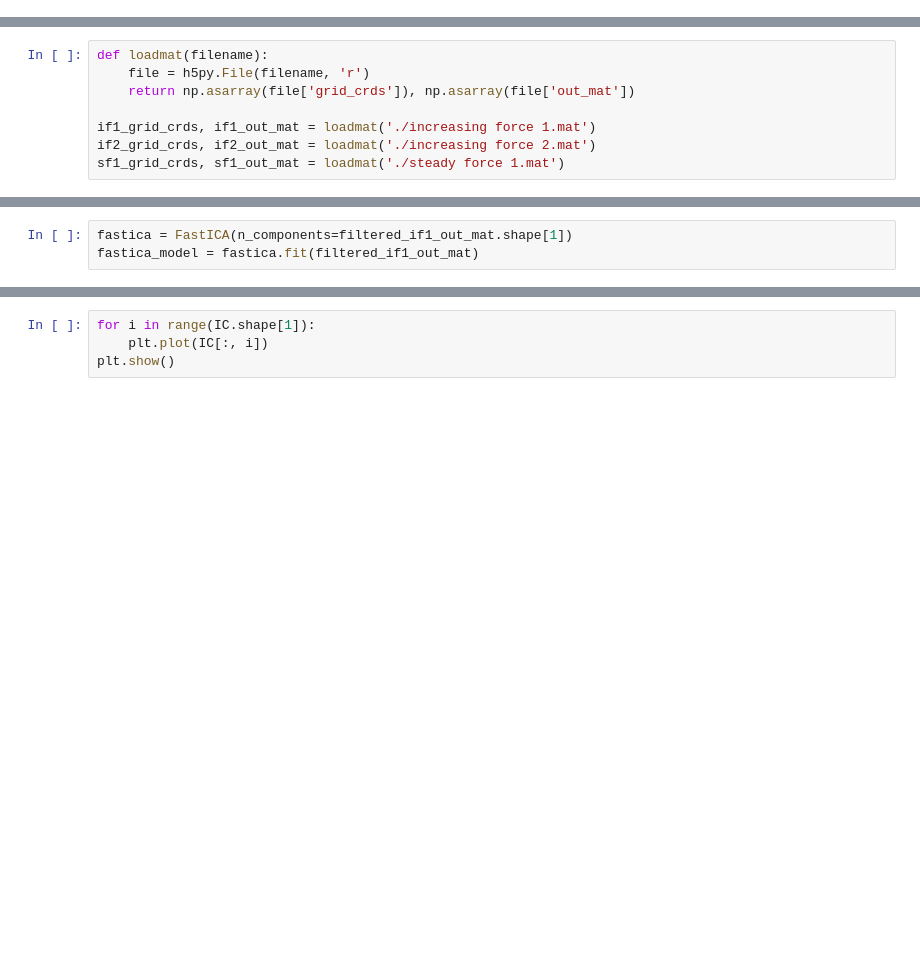
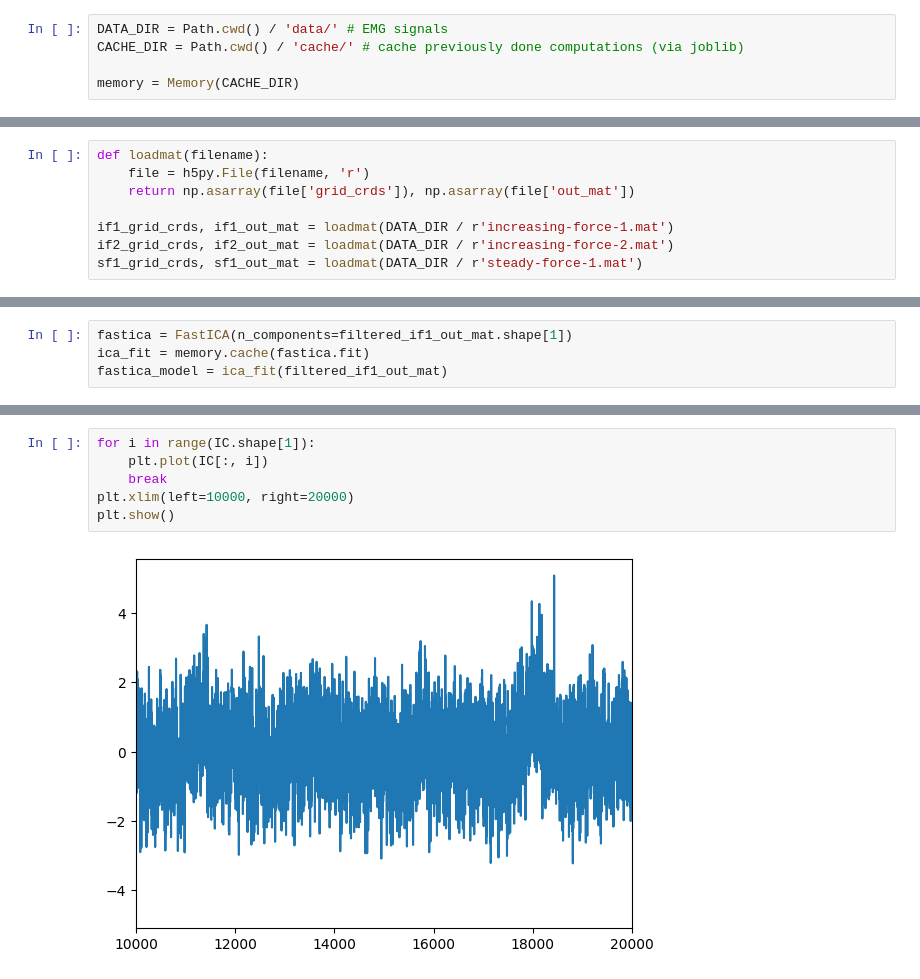
Before and after one commit to Electrum9/mlsp-project, a Jupyter notebook: ICA.ipynb, the cells around one changed output, grey strips where cells are left out. Drawn from its saved outputs; the diff is of its cells as text; blank space fills up the shorter version.

Commit message:
used joblib for caching; also added proj data

```diff
--- a/ICA.ipynb
+++ b/ICA.ipynb
@@ -4,6 +7,11 @@ import numpy as np
 from scipy.signal import butter, filtfilt, iirnotch
 import matplotlib.pyplot as plt
 from sklearn.decomposition import FastICA
+# %%
+DATA_DIR = Path.cwd() / 'data/' # EMG signals
+CACHE_DIR = Path.cwd() / 'cache/' # cache previously done computations (via joblib)
+
+memory = Memory(CACHE_DIR)
 # %%
 def butter_bandpass(lowcut, highcut, fs, order=5):
     nyq = 0.5 * fs
@@ -34,8 +43,8 @@ def loadmat(filename):
     file = h5py.File(filename, 'r')
     return np.asarray(file['grid_crds']), np.asarray(file['out_mat'])
 
-if1_grid_crds, if1_out_mat = loadmat('./increasing force 1.mat')
-if2_grid_crds, if2_out_mat = loadmat('./increasing force 2.mat')
-sf1_grid_crds, sf1_out_mat = loadmat('./steady force 1.mat')
+if1_grid_crds, if1_out_mat = loadmat(DATA_DIR / r'increasing-force-1.mat')
+if2_grid_crds, if2_out_mat = loadmat(DATA_DIR / r'increasing-force-2.mat')
+sf1_grid_crds, sf1_out_mat = loadmat(DATA_DIR / r'steady-force-1.mat')
 # %%
 print(if1_out_mat.shape)
@@ -52,3 +74,4 @@ plt.show()
 # %%
 fastica = FastICA(n_components=filtered_if1_out_mat.shape[1])
-fastica_model = fastica.fit(filtered_if1_out_mat)
+ica_fit = memory.cache(fastica.fit)
+fastica_model = ica_fit(filtered_if1_out_mat)
@@ -58,4 +102,8 @@ print(IC)
 # %%
 for i in range(IC.shape[1]):
     plt.plot(IC[:, i])
+    break
+plt.xlim(left=10000, right=20000)
 plt.show()
+# %% [output]
+[figure, added]
```
Also changed, not shown: parts of 8 cells of this notebook, 11 other files.
